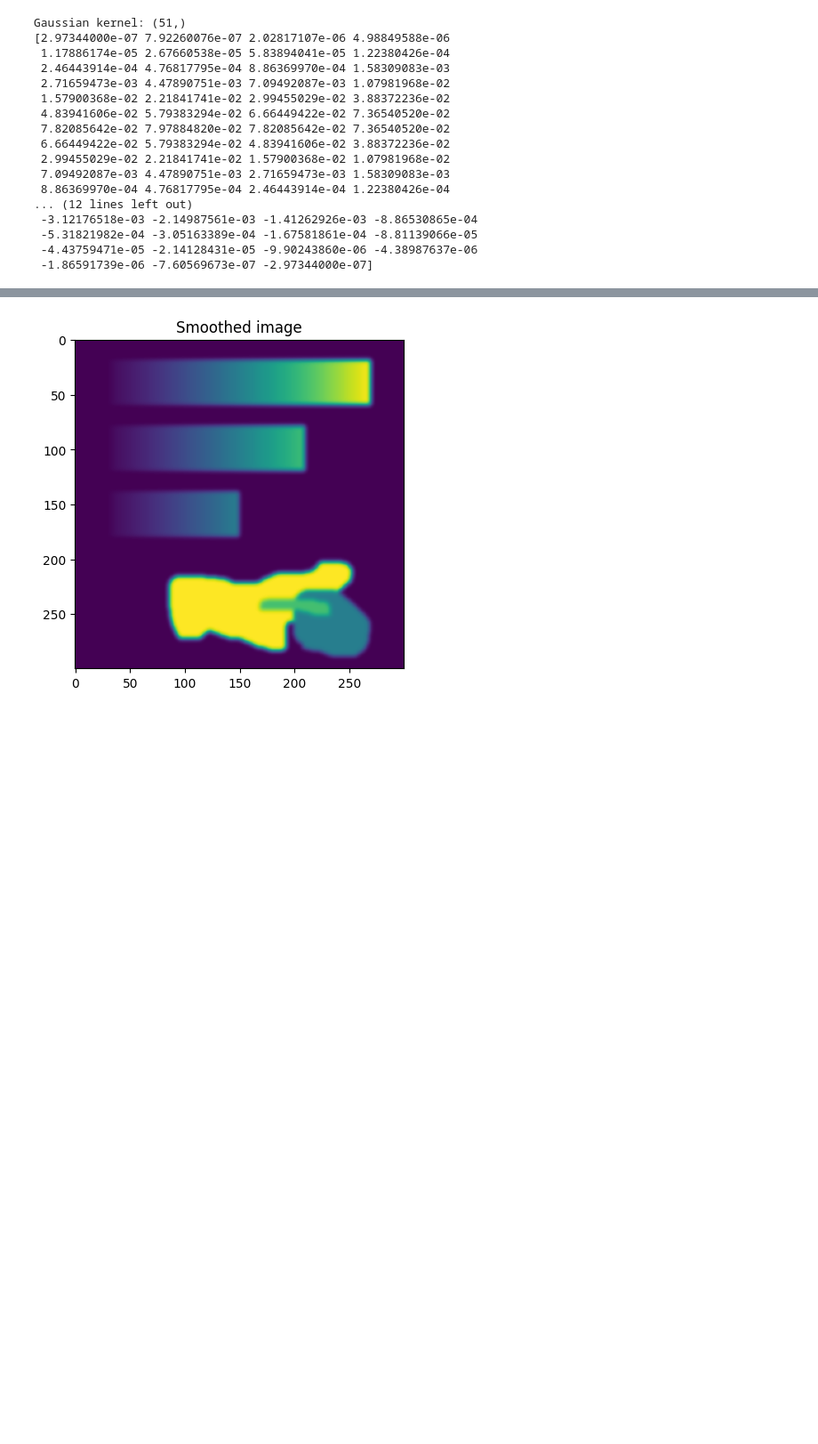
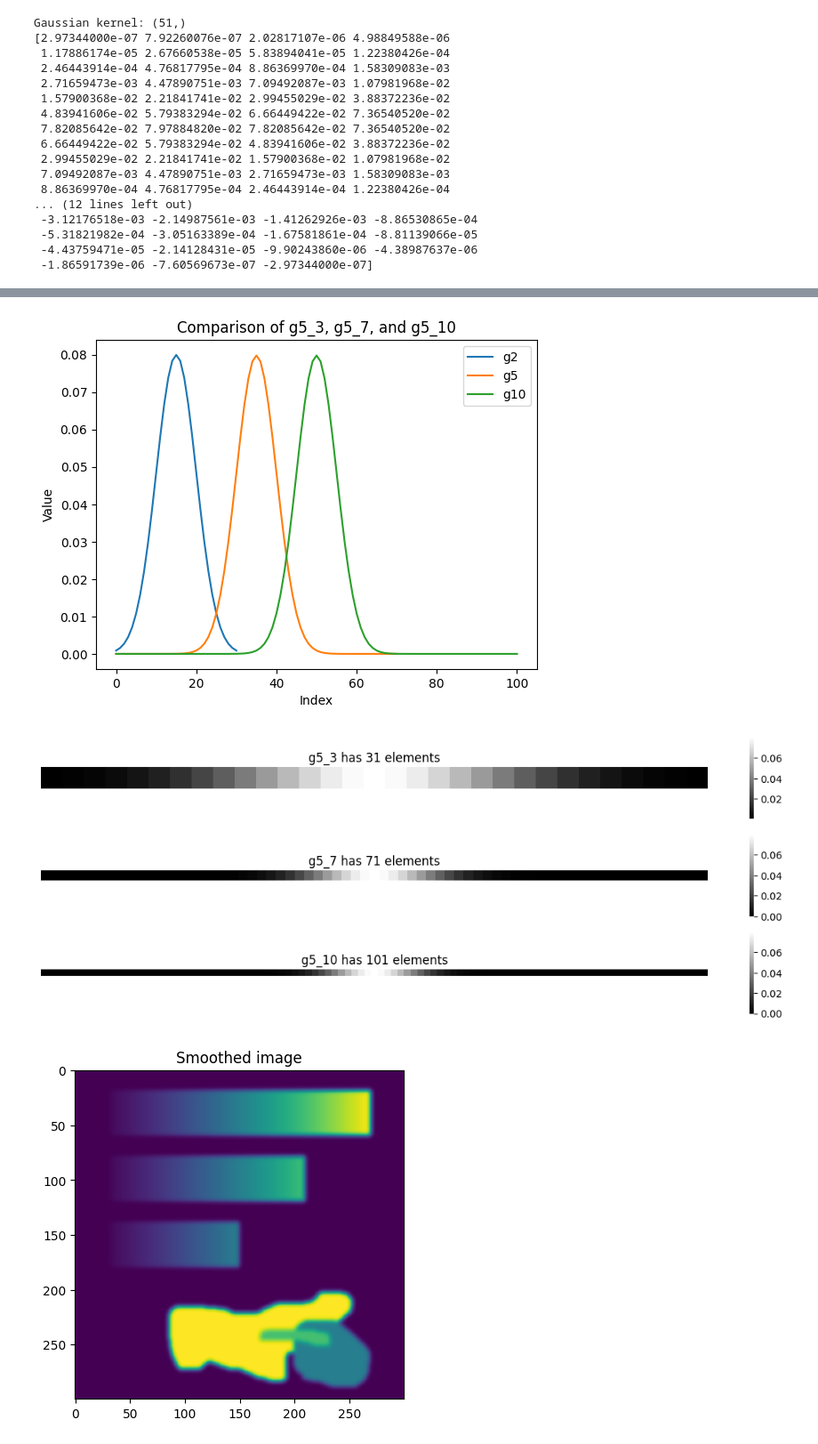
Before and after one commit to yufanana/ComputerVision02504, a Jupyter notebook: notebooks/ex6.ipynb, the cells around one changed output, grey strips where cells are left out. Shown at 89% size. Drawn from its saved outputs; the diff is of its cells as text; code cells hidden in the pictures; blank space fills up the shorter version.

```diff
--- a/notebooks/ex6.ipynb
+++ b/notebooks/ex6.ipynb
@@ -53,3 +108,34 @@ Gaussian kernel: (51,)
+# %%
+# Visualizing kernels with different rules
+g5_3, gd5_3 = gaussian_1D_kernel(sigma=5, rule=3)
+g5_7, gd5_7 = gaussian_1D_kernel(sigma=5, rule=7)
+g5_10, gd5_10 = gaussian_1D_kernel(sigma=5, rule=10)
+
+# Plotting as line plots
+plt.plot(g5_3, label='g2')
+plt.plot(g5_7, label='g5')
+plt.plot(g5_10, label='g10')
+plt.xlabel('Index')
+plt.ylabel('Value')
+plt.title('Comparison of g5_3, g5_7, and g5_10')
+plt.legend()
+plt.show()
+
+# Plotting as pixel heatmaps
+figure, ax = plt.subplots(3, 1, figsize=(15, 5))
+ax[0].set_title(f'g5_3 has {g5_3.shape[0]} elements')
+ax[1].set_title(f'g5_7 has {g5_7.shape[0]} elements')
+ax[2].set_title(f'g5_10 has {g5_10.shape[0]} elements')
+ax[0].set_axis_off()
+ax[1].set_axis_off()
+ax[2].set_axis_off()
+sns.heatmap([g5_3], ax=ax[0], square=True, cmap='gray')
+sns.heatmap([g5_7], ax=ax[1], square=True, cmap='gray')
+sns.heatmap([g5_10], ax=ax[2], square=True, cmap='gray')
+plt.show()
+# %% [output]
+[figure, added]
+[figure, added]
 # %%
 # Ex 6.2
 # Apply the Gaussian kernel to the input image
```
Also changed, not shown: parts of 5 cells of this notebook, 3 other files.
